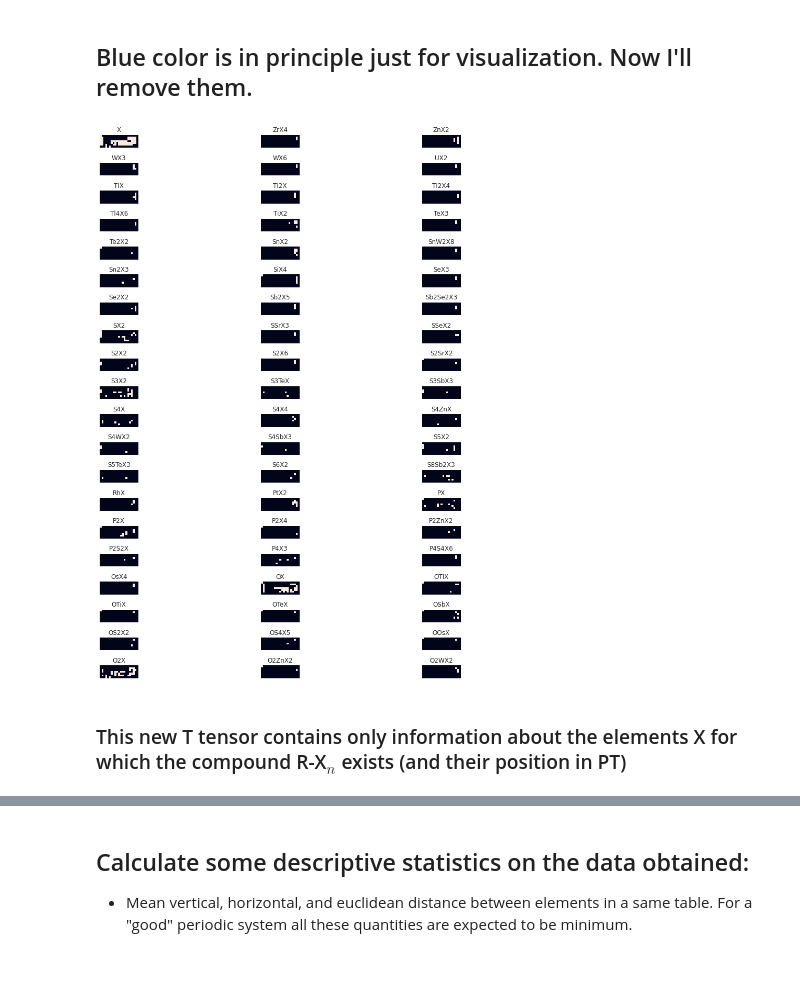
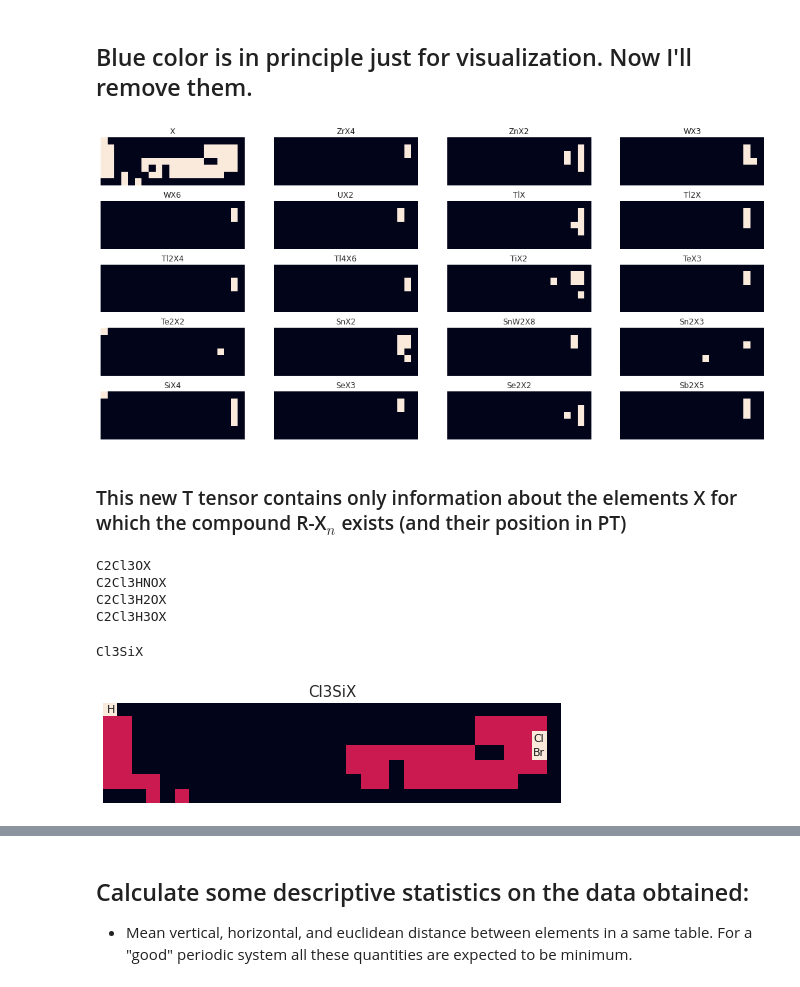
Before and after one commit to doncamilom/1868_SubstancesStudy, a Jupyter notebook: Analysis.ipynb, the cells around one changed output, grey strips where cells are left out. Saved outputs shown, nothing was run; the diff lists cells and outputs as text; code cells hidden in the pictures.

```diff
--- a/Analysis.ipynb
+++ b/Analysis.ipynb
@@ -59,11 +59,13 @@ def getFormula(R,elemList):
 
 
 N = 3
-fig = plt.figure(figsize=(15,5*N))
+fig = plt.figure(figsize=(15,1.4*N))
 for i in range(4*N):
     ax = fig.add_subplot(N,4,i+1)
-    ax.set_title(getFormula(r[i],elemList))
+    ax.set_title(getFormula(r[i],elemList),fontsize=15)
     ax.imshow(t[i])
     ax.axis('off')
 plt.tight_layout()
+
+#plt.savefig('/home/andres/Schreibtisch/GR/work/inf/tables.png',dpi=300)
 # %% [output]
@@ -92,7 +94,7 @@ for i in TP.keys():
     else:              rTP[i] = crds
 
 N = 3
-fig = plt.figure(figsize=(15,5*N))
+fig = plt.figure(figsize=(15,1.4*N))
 for i in range(4*N):
     ax = fig.add_subplot(N,4,i+1)
     ax.set_title(getFormula(r[i],elemList))
@@ -106,15 +108,17 @@ plt.tight_layout()
 # %%
 T = (a==1)*1
 
-N = 3
-fig = plt.figure(figsize=(15,5*N))
-for i in range(N*20):
-    ax = fig.add_subplot(20,N,i+1)
+N = 4
+rows = 5
+
+fig = plt.figure(figsize=(15,1.4*rows))
+for i in range(N*rows):
+    ax = fig.add_subplot(rows,N,i+1)
     ax.set_title(getFormula(r[i],elemList))
     ax.imshow(T[i,:,:])
     ax.axis('off')
 plt.tight_layout()
 # %% [output]
-[figure, old version]
+[figure, new version]
 # %% [markdown]
 ### This new T tensor contains only information about the elements X for which the compound R-X$_n$ exists (and their position in PT)
@@ -120,0 +180,26 @@ plt.tight_layout()
+# %%
+# Example: Find all Rs containing exactly 3 Cl, 2 C and 1 O
+
+_ = findRns_withConds(r,t,[('Cl',3),('C',2),('O',1)],False)
+# %% [output]
+C2Cl3OX
+C2Cl3HNOX
+C2Cl3H2OX
+C2Cl3H3OX
+# %%
+ra,ta = findRns_withConds(r,t, [('Cl',3),('Si',1)],True,1)
+
+N = 1
+fig,ax = plt.subplots(figsize=(15,2))
+ax.set_title(getFormula(ra[0],elemList),fontsize=15)
+ax.imshow(ta[0])
+ax.axis('off')
+
+putLabelsInTables(ta[0],ax)
+
+plt.tight_layout()
+
+plt.savefig('/home/andres/Schreibtisch/GR/work/inf/tableCl3SiX.png',dpi=300)
+# %% [output]
+Cl3SiX
+[figure, added]
```
Also changed, not shown: parts of 19 cells of this notebook, 21 other files.
